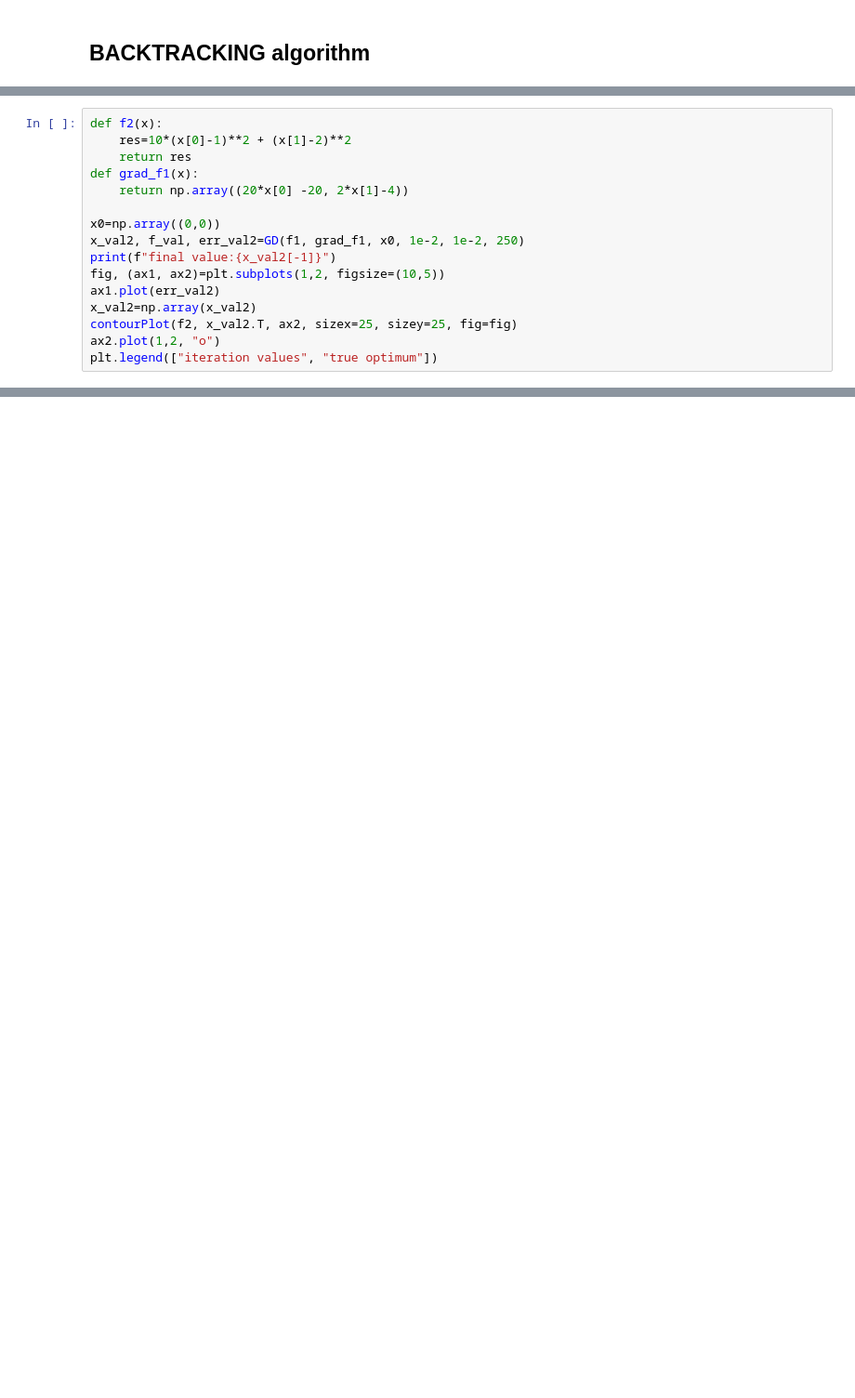
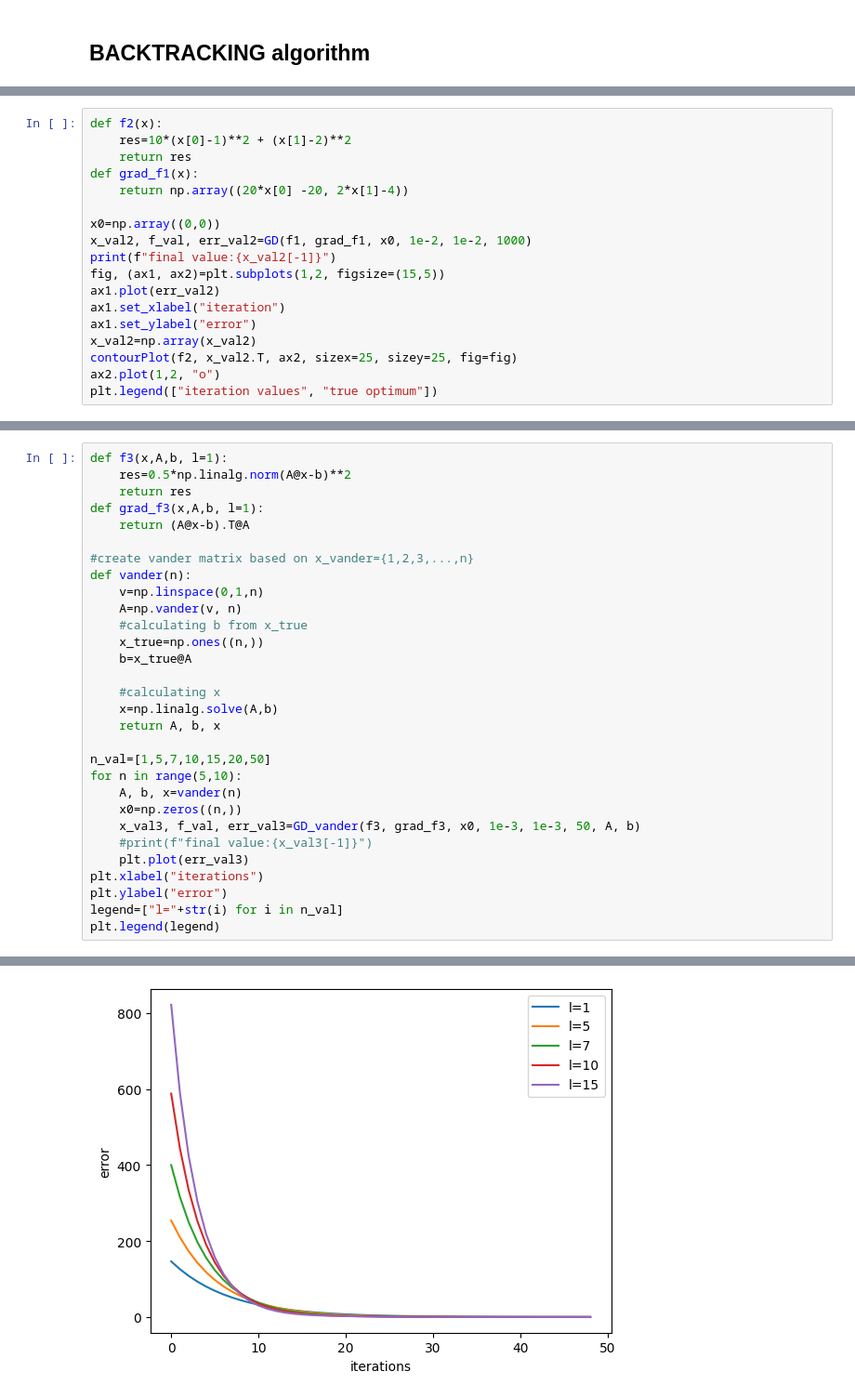
Before and after one commit to danielenapo/AI_unibo, a Jupyter notebook: Maths4ML/Homeworks/3/GD.ipynb, the cells around one changed output, grey strips where cells are left out. Shown at 93% size. Drawn from its saved outputs; the diff is of its cells as text; blank space fills up the shorter version.

```diff
--- a/Maths4ML/Homeworks/3/GD.ipynb
+++ b/Maths4ML/Homeworks/3/GD.ipynb
@@ -136,10 +170,12 @@ def grad_f1(x):
     return np.array((20*x[0] -20, 2*x[1]-4))
 
 x0=np.array((0,0))
-x_val2, f_val, err_val2=GD(f1, grad_f1, x0, 1e-2, 1e-2, 250)
+x_val2, f_val, err_val2=GD(f1, grad_f1, x0, 1e-2, 1e-2, 1000)
 print(f"final value:{x_val2[-1]}")
-fig, (ax1, ax2)=plt.subplots(1,2, figsize=(10,5))
+fig, (ax1, ax2)=plt.subplots(1,2, figsize=(15,5))
 ax1.plot(err_val2)
+ax1.set_xlabel("iteration")
+ax1.set_ylabel("error")
 x_val2=np.array(x_val2)
 contourPlot(f2, x_val2.T, ax2, sizex=25, sizey=25, fig=fig)
 ax2.plot(1,2, "o")
@@ -150,0 +192,31 @@ final value:[1.14266753 3.23158079]
+# %%
+def f3(x,A,b, l=1):
+    res=0.5*np.linalg.norm(A@x-b)**2
+    return res
+def grad_f3(x,A,b, l=1):
+    return (A@x-b).T@A
+
+#create vander matrix based on x_vander={1,2,3,...,n}
+def vander(n):
+    v=np.linspace(0,1,n)
+    A=np.vander(v, n)
+    #calculating b from x_true
+    x_true=np.ones((n,))
+    b=x_true@A
+
+    #calculating x
+    x=np.linalg.solve(A,b)
+    return A, b, x
+
+n_val=[1,5,7,10,15,20,50]
+for n in range(5,10):
+    A, b, x=vander(n)
+    x0=np.zeros((n,))
+    x_val3, f_val, err_val3=GD_vander(f3, grad_f3, x0, 1e-3, 1e-3, 50, A, b)
+    #print(f"final value:{x_val3[-1]}")
+    plt.plot(err_val3)
+plt.xlabel("iterations")
+plt.ylabel("error")
+legend=["l="+str(i) for i in n_val]
+plt.legend(legend)
+# %% [output]
@@ -150,0 +224 @@ final value:[1.14266753 3.23158079]
+[figure, added]
```
Also changed, not shown: parts of 14 cells of this notebook.
